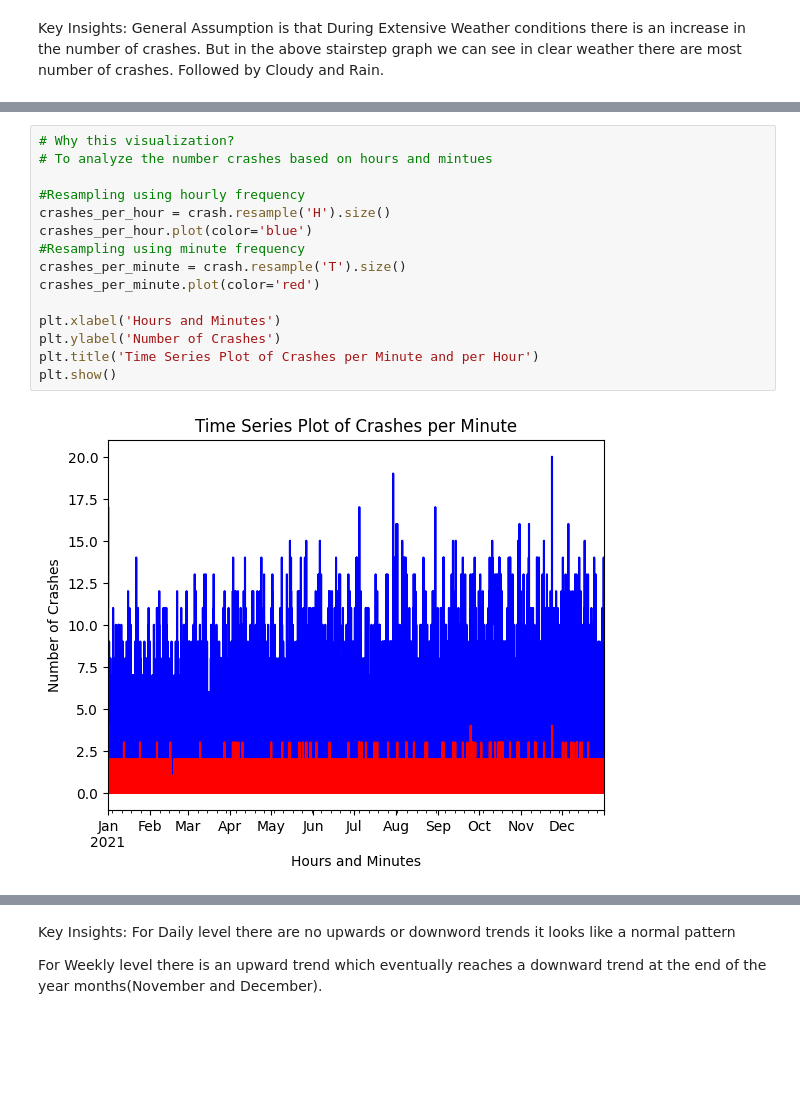
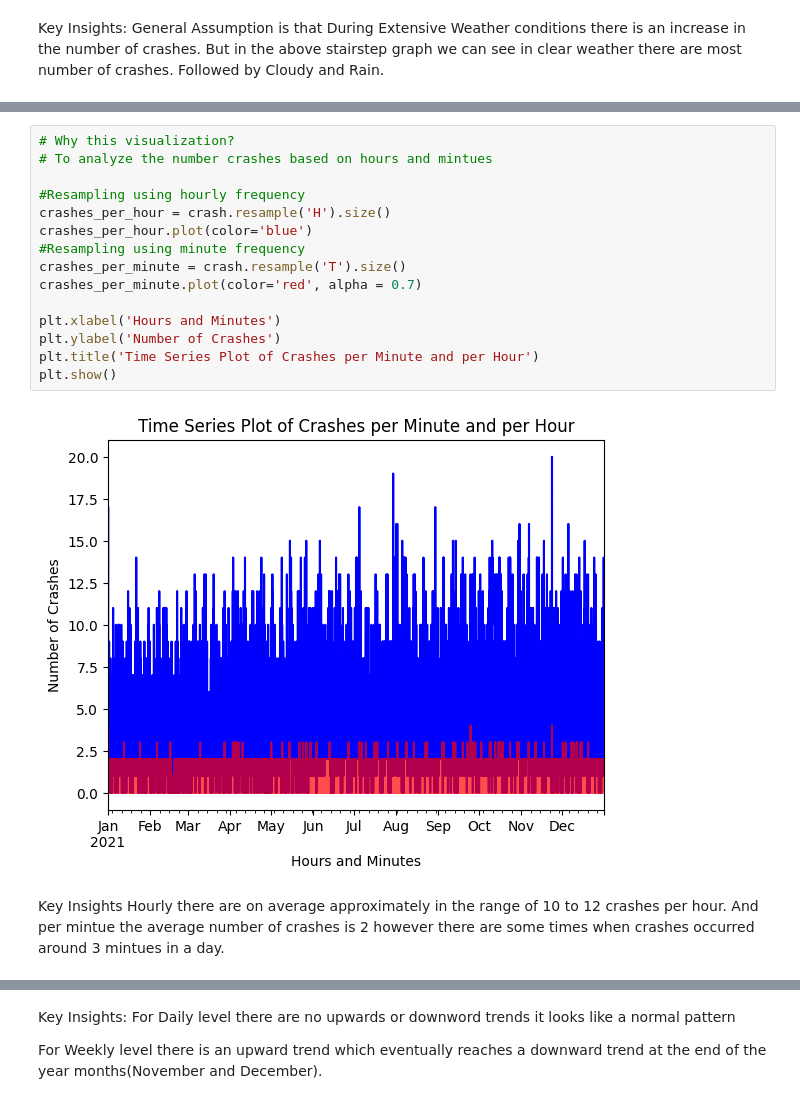
Before and after one commit to PranitKatwe/Car-Crash-Statistical-Analysis-using-Python, a Jupyter notebook: Car Crash Statistical Analysis.ipynb, the cells around one changed output, grey strips where cells are left out. Cells and saved outputs as stored; diff of their text form; blank space fills up the shorter version.

```diff
--- a/Car Crash Statistical Analysis.ipynb
+++ b/Car Crash Statistical Analysis.ipynb
@@ -506,19 +562,21 @@ crash
 # %%
 # Why this visualization?
 # To analyze the number crashes based on hours and mintues
 
 #Resampling using hourly frequency
 crashes_per_hour = crash.resample('H').size()
 crashes_per_hour.plot(color='blue')
 #Resampling using minute frequency
 crashes_per_minute = crash.resample('T').size()
-crashes_per_minute.plot(color='red')
+crashes_per_minute.plot(color='red', alpha = 0.7)
 
 plt.xlabel('Hours and Minutes')
 plt.ylabel('Number of Crashes')
 plt.title('Time Series Plot of Crashes per Minute and per Hour')
 plt.show()
 # %% [output]
-[figure, old version]
+[figure, new version]
+# %% [markdown]
+Key Insights Hourly there are on average approximately in the range of 10 to 12 crashes per hour. And per mintue the average number of crashes is 2 however there are some times when crashes occurred around 3 mintues in a day.
 # %%
 # Why this visualization?
```
Also changed, not shown: parts of 15 cells of this notebook.
